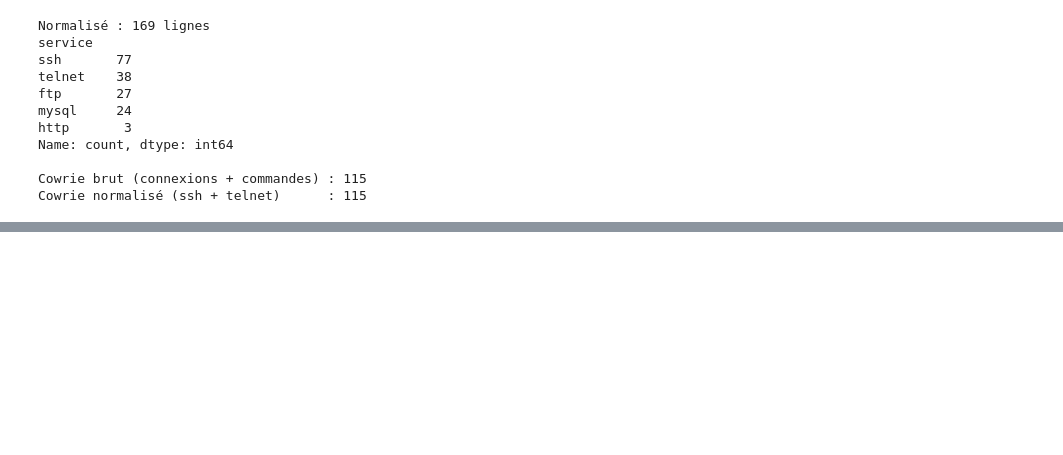
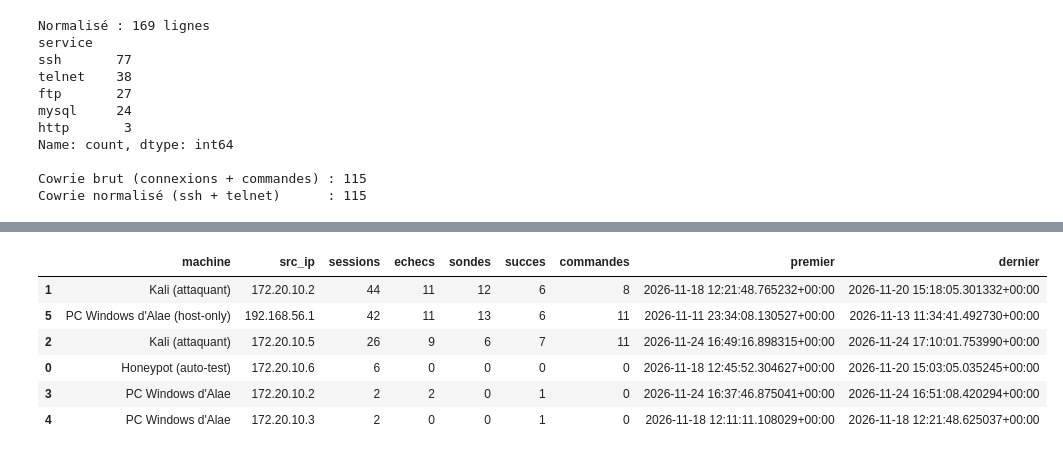
Before and after one commit to 4lae-codes/projet-honeypot-files, a Jupyter notebook: analyse/notebooks/analyse-complet.ipynb, the cells around one changed output, grey strips where cells are left out. Cells and saved outputs as stored; diff of their text form; code cells hidden in the pictures; blank space fills up the shorter version.

Commit message:
Analyse: precautions, hashes, profils par machine, matrice a jour

```diff
--- a/analyse/notebooks/analyse-complet.ipynb
+++ b/analyse/notebooks/analyse-complet.ipynb
@@ -32,6 +32,16 @@ cowrie.telnet.error               5
 cowrie.command.failed             5
 cowrie.session.file_download      4
 Name: count, dtype: int64
+# %%
+def neutraliser(v):
+    return "'" + v if isinstance(v, str) and v[:1] in ("=", "+", "-", "@", "\t", "\r") else v
+
+def exporter_sur(df, chemin):
+    propre = df.copy()
+    for col in propre.columns:
+        if not (pd.api.types.is_numeric_dtype(propre[col]) or pd.api.types.is_datetime64_any_dtype(propre[col])):
+            propre[col] = propre[col].map(neutraliser)
+    propre.to_csv(chemin, index=False)
 # %%
 oc_rows = []
 for l in open("../logs-reels/raw/opencanary.log"):
@@ -298,0 +325,23 @@ Cowrie normalisé (ssh + telnet)      : 115
+# %%
+cw["sonde"] = False
+cw.loc[tent.index, "sonde"] = tent["sonde"]
+cw["echec_reel"] = (cw["eventid"] == "cowrie.login.failed") & ~cw["sonde"]
+cw["succes"] = cw["eventid"] == "cowrie.login.success"
+cw["cmd"] = cw["eventid"] == "cowrie.command.input"
+
+profil_machine = (cw.groupby(["machine", "src_ip"])
+    .agg(sessions=("session", "nunique"), echecs=("echec_reel", "sum"), sondes=("sonde", "sum"),
+         succes=("succes", "sum"), commandes=("cmd", "sum"),
+         premier=("timestamp", "min"), dernier=("timestamp", "max"))
+    .reset_index().sort_values("sessions", ascending=False))
+
+exporter_sur(profil_machine, "../preuves/profil-machine-reel.csv")
+profil_machine
+# %% [output]
+|  | machine | src_ip | sessions | echecs | sondes | succes | commandes | premier | dernier |
+| 1 | Kali (attaquant) | 172.20.10.2 | 44 | 11 | 12 | 6 | 8 | 2026-11-18 12:21:48.765232+00:00 | 2026-11-20 15:18:05.301332+00:00 |
+| 5 | PC Windows d'Alae (host-only) | 192.168.56.1 | 42 | 11 | 13 | 6 | 11 | 2026-11-11 23:34:08.130527+00:00 | 2026-11-13 11:34:41.492730+00:00 |
+| 2 | Kali (attaquant) | 172.20.10.5 | 26 | 9 | 6 | 7 | 11 | 2026-11-24 16:49:16.898315+00:00 | 2026-11-24 17:10:01.753990+00:00 |
+| 0 | Honeypot (auto-test) | 172.20.10.6 | 6 | 0 | 0 | 0 | 0 | 2026-11-18 12:45:52.304627+00:00 | 2026-11-20 15:03:05.035245+00:00 |
+| 3 | PC Windows d'Alae | 172.20.10.2 | 2 | 2 | 0 | 1 | 0 | 2026-11-24 16:37:46.875041+00:00 | 2026-11-24 16:51:08.420294+00:00 |
+| 4 | PC Windows d'Alae | 172.20.10.3 | 2 | 0 | 0 | 1 | 0 | 2026-11-18 12:11:11.108029+00:00 | 2026-11-18 12:21:48.625037+00:00 |
```
Also changed, not shown: parts of 5 cells of this notebook, 8 other files.
